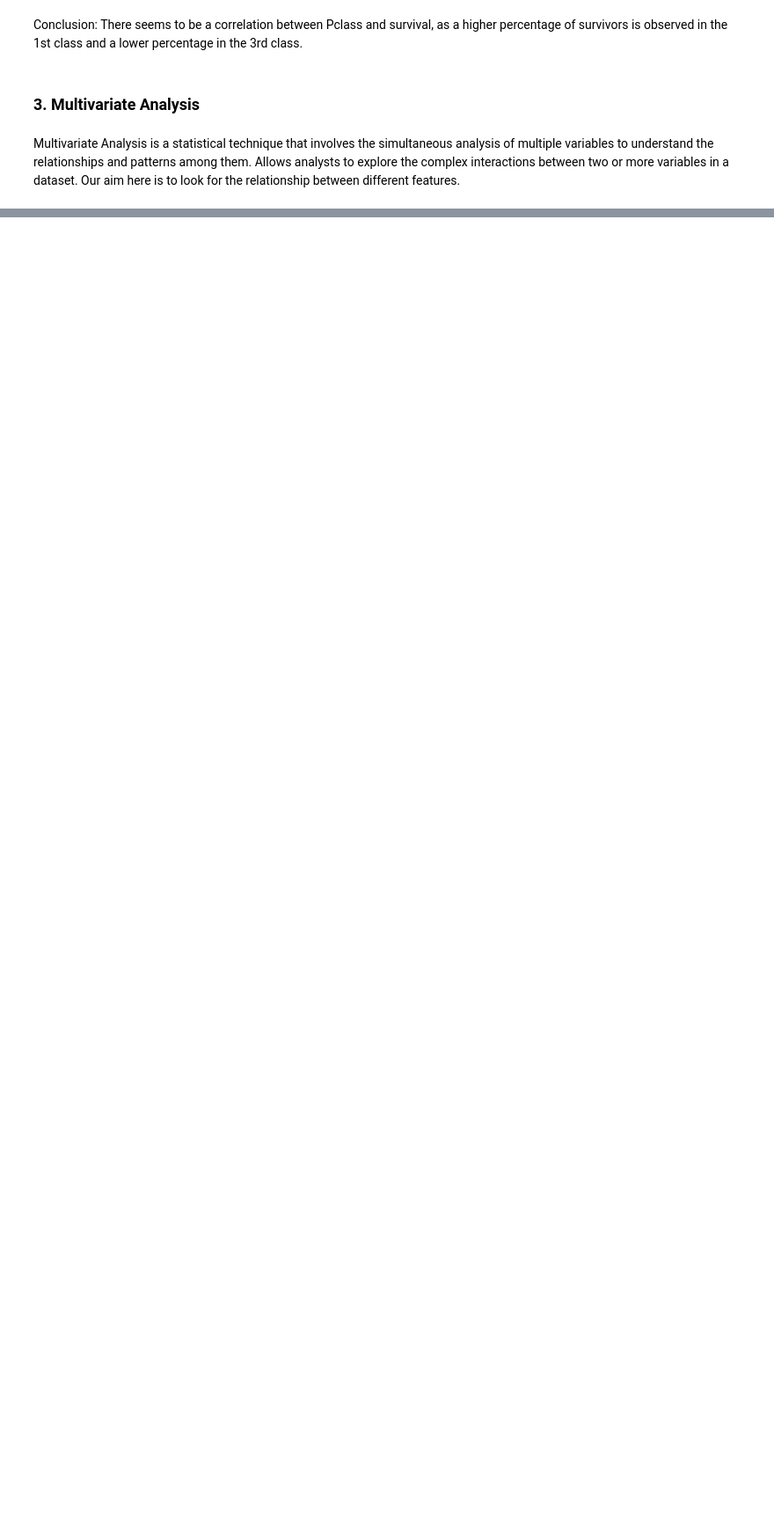
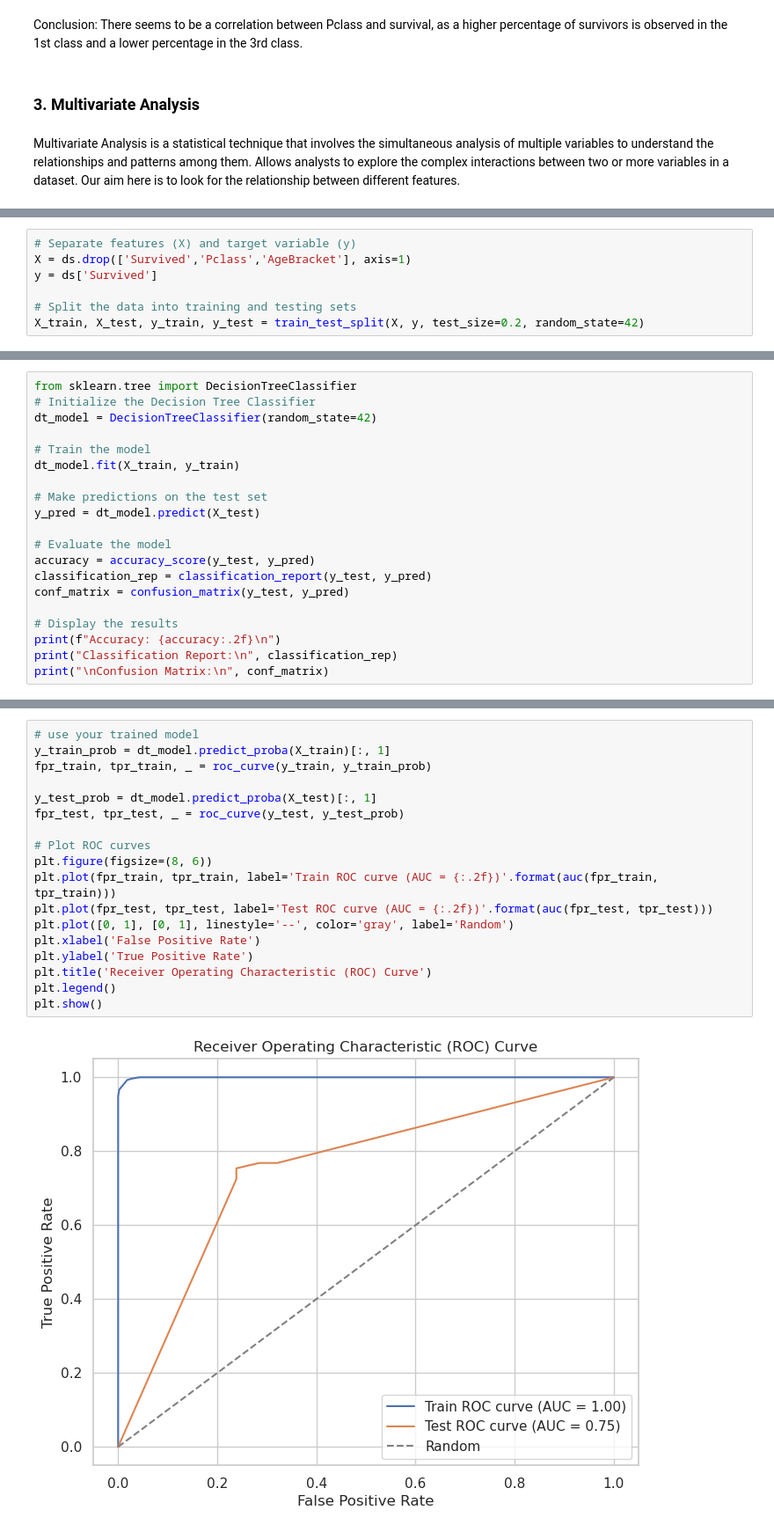
Before and after one commit to Gtindi/Codsoft, a Jupyter notebook: task1/Task1.ipynb, the cells around one changed output, grey strips where cells are left out. Shown at 88% size. Saved outputs shown, nothing was run; the diff lists cells and outputs as text; blank space fills up the shorter version.

```diff
--- a/task1/Task1.ipynb
+++ b/task1/Task1.ipynb
@@ -567,0 +621,7 @@ Multivariate Analysis is a statistical technique that involves the simultaneous
+# %%
+# Separate features (X) and target variable (y)
+X = ds.drop(['Survived','Pclass','AgeBracket'], axis=1)
+y = ds['Survived']
+
+# Split the data into training and testing sets
+X_train, X_test, y_train, y_test = train_test_split(X, y, test_size=0.2, random_state=42)
@@ -567,0 +754,20 @@ Multivariate Analysis is a statistical technique that involves the simultaneous
+# %%
+from sklearn.tree import DecisionTreeClassifier
+# Initialize the Decision Tree Classifier
+dt_model = DecisionTreeClassifier(random_state=42)
+
+# Train the model
+dt_model.fit(X_train, y_train)
+
+# Make predictions on the test set
+y_pred = dt_model.predict(X_test)
+
+# Evaluate the model
+accuracy = accuracy_score(y_test, y_pred)
+classification_rep = classification_report(y_test, y_pred)
+conf_matrix = confusion_matrix(y_test, y_pred)
+
+# Display the results
+print(f"Accuracy: {accuracy:.2f}\n")
+print("Classification Report:\n", classification_rep)
+print("\nConfusion Matrix:\n", conf_matrix)
@@ -567,0 +804,20 @@ Multivariate Analysis is a statistical technique that involves the simultaneous
+# %%
+# use your trained model
+y_train_prob = dt_model.predict_proba(X_train)[:, 1]
+fpr_train, tpr_train, _ = roc_curve(y_train, y_train_prob)
+
+y_test_prob = dt_model.predict_proba(X_test)[:, 1]
+fpr_test, tpr_test, _ = roc_curve(y_test, y_test_prob)
+
+# Plot ROC curves
+plt.figure(figsize=(8, 6))
+plt.plot(fpr_train, tpr_train, label='Train ROC curve (AUC = {:.2f})'.format(auc(fpr_train, tpr_train)))
+plt.plot(fpr_test, tpr_test, label='Test ROC curve (AUC = {:.2f})'.format(auc(fpr_test, tpr_test)))
+plt.plot([0, 1], [0, 1], linestyle='--', color='gray', label='Random')
+plt.xlabel('False Positive Rate')
+plt.ylabel('True Positive Rate')
+plt.title('Receiver Operating Characteristic (ROC) Curve')
+plt.legend()
+plt.show()
+# %% [output]
+[figure, added]
```
Also changed, not shown: parts of 41 cells of this notebook, 1 other file.
